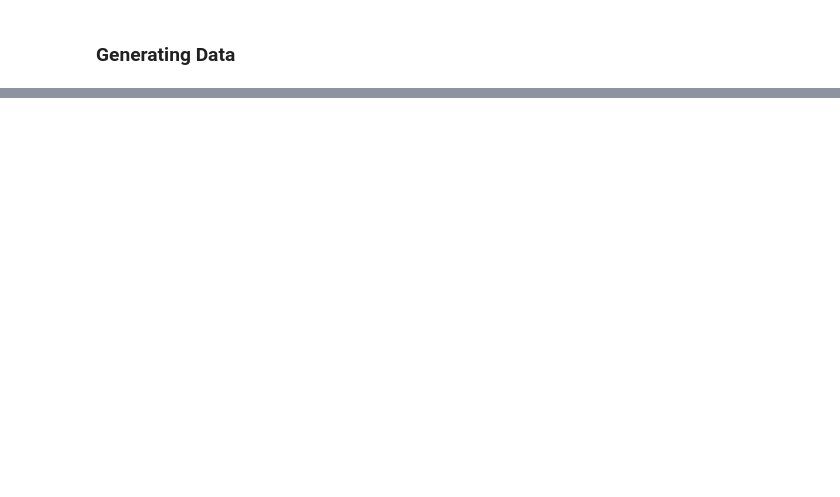
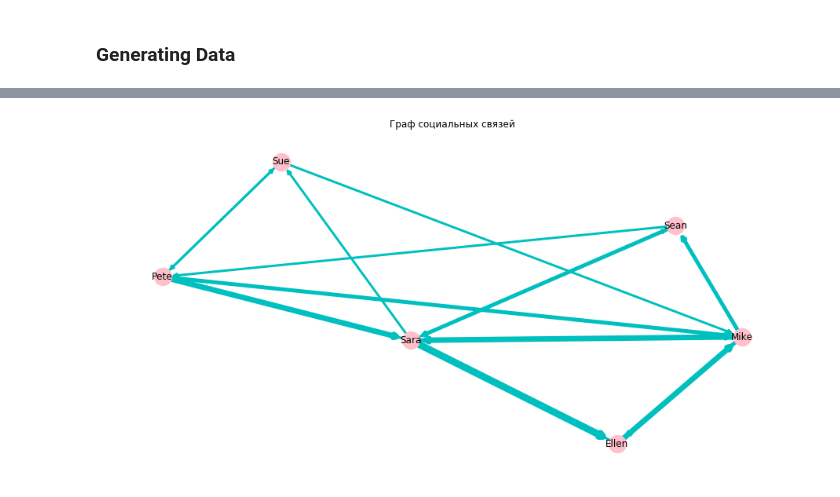
Before and after one commit to booydar/workshop, a Jupyter notebook: nx Graph.ipynb, the cells around one changed output, grey strips where cells are left out. Drawn from its saved outputs; the diff is of its cells as text; code cells hidden in the pictures; blank space fills up the shorter version.

```diff
--- a/nx Graph.ipynb
+++ b/nx Graph.ipynb
@@ -162,0 +299,3 @@ graph.draw_activities()
+# %%
+graph.draw_users(alpha=2, labels=id_usr, layout=nx.spring_layout, info='time')
+# %% [output]
@@ -162,0 +309 @@ graph.draw_activities()
+[figure, added]
```
Also changed, not shown: parts of 18 cells of this notebook.
